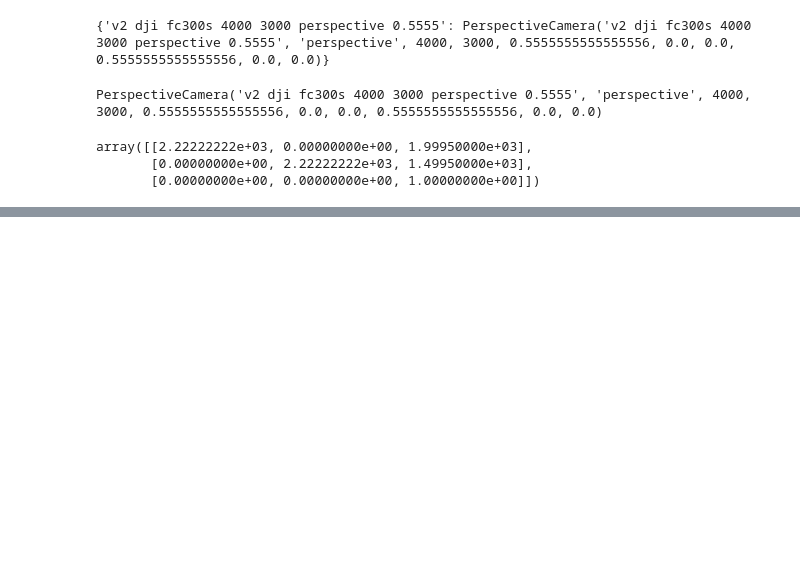
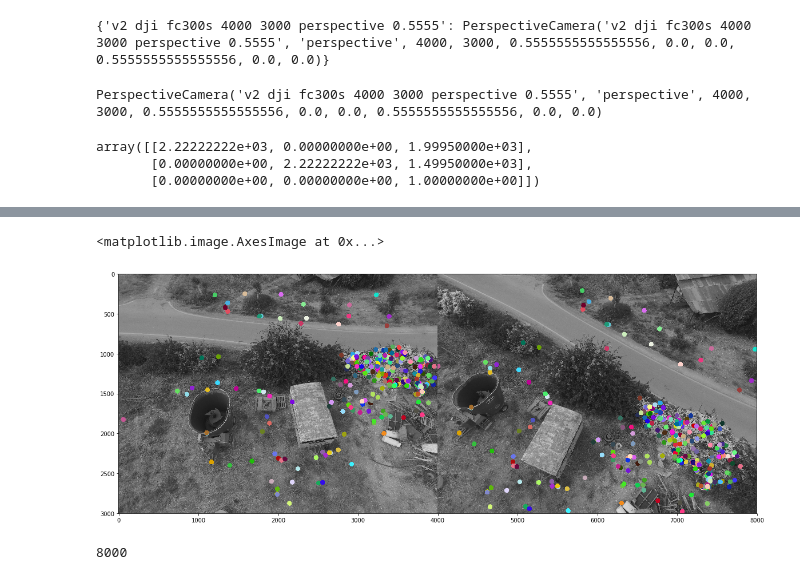
Before and after one commit to arielbenitah/MyOpenSFM, a Jupyter notebook: testing/integrate_ngransac.ipynb, the cells around one changed output, grey strips where cells are left out. Saved outputs shown, nothing was run; the diff lists cells and outputs as text; code cells hidden in the pictures; blank space fills up the shorter version.

```diff
--- a/testing/integrate_ngransac.ipynb
+++ b/testing/integrate_ngransac.ipynb
@@ -272,0 +306,28 @@ E =  [[ 0.01791449  0.6465942  -0.0030416 ]
+# %%
+pt1 = np.int64(np.squeeze(pts1))
+pt2 = np.int64(np.squeeze(pts2))
+# %%
+img1 = cv2.cvtColor(img1, cv2.COLOR_GRAY2RGB)
+img2 = cv2.cvtColor(img2, cv2.COLOR_GRAY2RGB)
+# %%
+
+radius = 30
+for i, _in in enumerate(inliers):
+    if _in:
+        position = (pt1[i, 0], pt1[i, 1])
+        color = np.uint8(np.random.randint(255, size=(3)))
+#         color = (col[0], col[1], col[2])
+        c = tuple(map(int, color))
+#         print(color)
+        cv2.circle(img1, position, radius, color=c, thickness=-1)
+        position = (pt2[i, 0], pt2[i, 1])
+        cv2.circle(img2, position, radius, color=c, thickness=-1)
+
+plt.imshow(np.concatenate([img1, img2], axis=1))
+# %% [output]
+<matplotlib.image.AxesImage at 0x...>
+[figure, added]
+# %%
+len(inliers)
+# %% [output]
+8000
```
Also changed, not shown: parts of 13 cells of this notebook.
